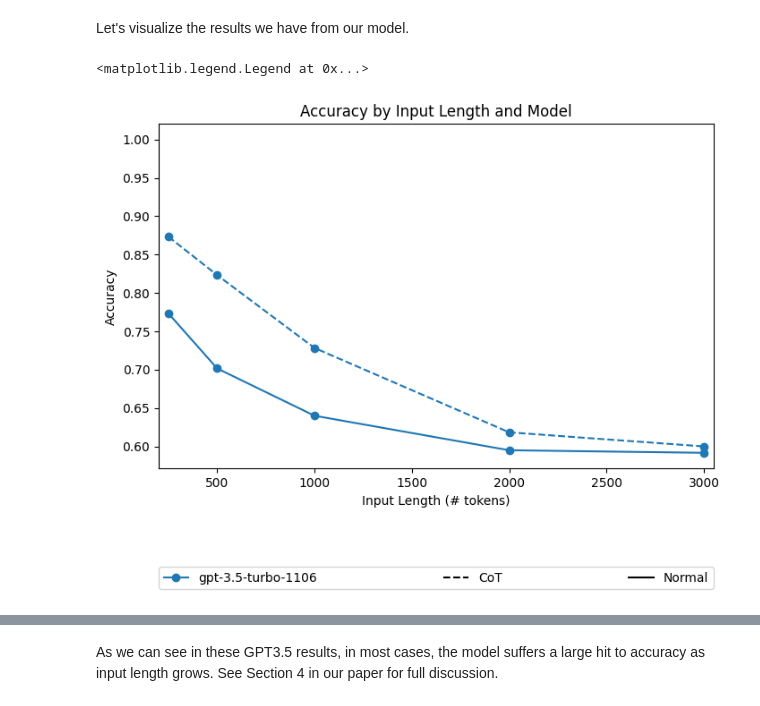
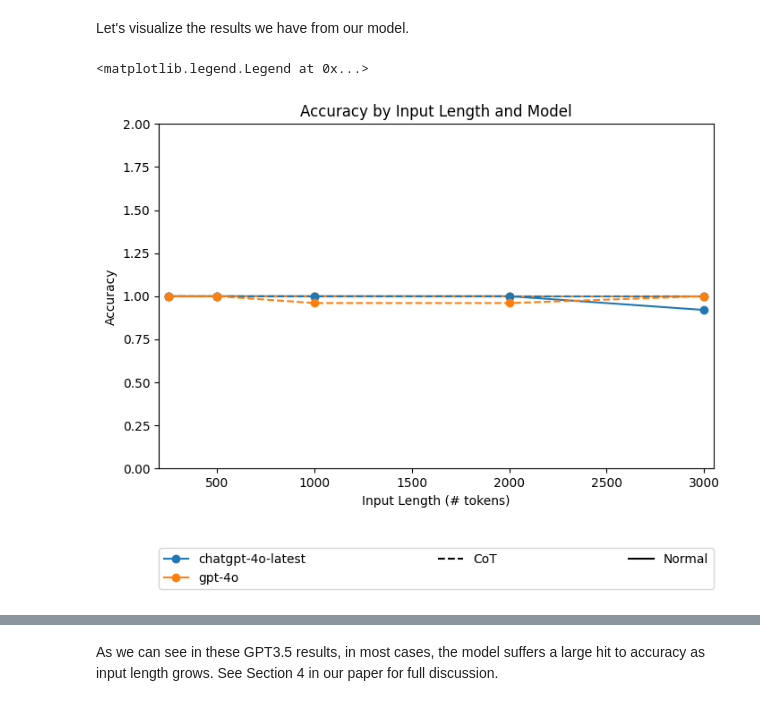
Before and after one commit to staropshq/Same-Task-More-Tokens, a Jupyter notebook: FLenQA analysis.ipynb, the cells around one changed output, grey strips where cells are left out. Drawn from its saved outputs; the diff is of its cells as text; code cells hidden in the pictures.

```diff
--- a/FLenQA analysis.ipynb
+++ b/FLenQA analysis.ipynb
@@ -57,7 +59,7 @@ Our dataset is formatted as a list of JSONs (i.e jsonl format). Each JSON has th
 - `dispersion`: The type of dispersion used to place the facts in the prompt text (e.g mixin).
 - `ctx_size`: The target size of the mixin.
 # %%
-dataset_url = 'https://github.com/alonj/Same-Task-More-Tokens/raw/main/FLenQA.zip'
+dataset_url = './FLenQA.zip'
 data = pd.read_json(dataset_url, orient='records', lines=True)
 # %%
 prompt_structures = {
@@ -118,9 +120,14 @@ Let’s work this out in a step by step way to be sure we have the right answer.
 # %% [markdown]
 We provide here an example of a call wrapper for OpenAI's GPT 3.5 model, feel free test any model with its API, or modify the code accordingly to run with locally deployed models. Note that we fix the temperature to be 0.
 # %%
-import openai
-openai.api_key = os.environ['OPENAI_API_KEY'] # Replace with your own API key
-def gpt_wrapper(sample_text, model='gpt-3.5-turbo-1106', max_output_tokens=400):
+from openai import OpenAI
+import dotenv
+
+dotenv.load_dotenv()
+
+client = OpenAI()
+
+def gpt_wrapper(sample_text, model='gpt-4o', max_output_tokens=400):
     """
     Wrapper for OpenAI API
 
@@ -132,7 +139,7 @@ def gpt_wrapper(sample_text, model='gpt-3.5-turbo-1106', max_output_tokens=400):
     Returns:
     response string
     """
-    response = openai.ChatCompletion.create(
+    response = client.chat.completions.create(
             model=model,
             messages=[
                 {
@@ -146,7 +153,7 @@ def gpt_wrapper(sample_text, model='gpt-3.5-turbo-1106', max_output_tokens=400):
             frequency_penalty=0,
             presence_penalty=0
         )
-    return response['choices'][0]['message']['content']
+    return response.choices[0].message.content
 # %%
 def normalize_answer(s):
     """
@@ -275,32 +287,33 @@ Let's visualize the results we have from our model.
 # %%
 fig, ax = plt.subplots(figsize=(8, 5))
 filtered_responses = responses[(responses['padding_type'] != 'identity') & (responses['dispersion'] == 'random')]
 
 # Non COT plot
 df = filtered_responses[~filtered_responses['chain_of_thought']]
 df.groupby(['ctx_size', 'model'])['correct'].mean().unstack().plot(kind='line', ax=ax, marker='o', linestyle='-')
 colors = plt.rcParams['axes.prop_cycle'].by_key()['color']
 
 handles, labels = ax.get_legend_handles_labels()
 
 # COT plot
 if True in filtered_responses['chain_of_thought'].unique():
     df = filtered_responses[filtered_responses['chain_of_thought']]
     df.groupby(['ctx_size', 'model'])['correct'].mean().unstack().plot(kind='line', ax=ax, marker='o', linestyle='--', color=colors)
     faux_plot1, = ax.plot([1], marker='None', linestyle='--', color='black', label='CoT')
     faux_plot2, = ax.plot([1], marker='None', linestyle='-', color='black', label='Normal')
     handles.extend([faux_plot1, faux_plot2])
     labels.extend(['CoT', 'Normal'])
 
 ax.set_xlabel('Input Length (# tokens)')
 ax.set_ylabel('Accuracy')
 ax.set_title('Accuracy by Input Length and Model')
 ax.set_xlim(200, 3050)
+ax.set_ylim(0, 2)
 
 ax.legend(handles, labels, loc='lower center',bbox_to_anchor=(0., -0.35, 1., .102), ncol=3, mode="expand", borderaxespad=0.)
 # %% [output]
 <matplotlib.legend.Legend at 0x...>
-[figure, old version]
+[figure, new version]
 # %%
 main_fig = plt.figure(constrained_layout=True, figsize=(13, 7))
 subfigs = main_fig.subfigures(1, 3)
```
Also changed, not shown: parts of 4 cells of this notebook, 3 other files.
